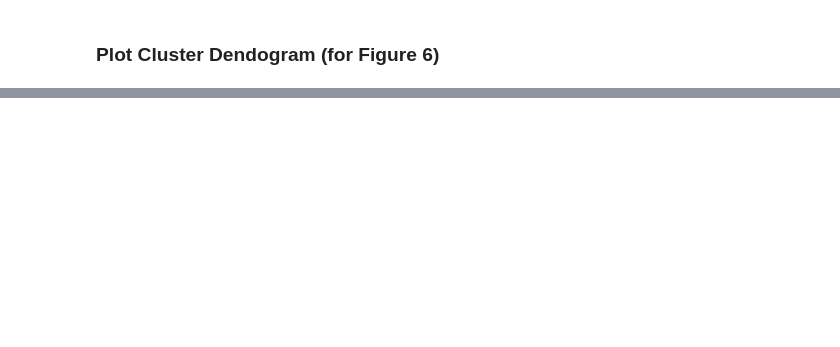
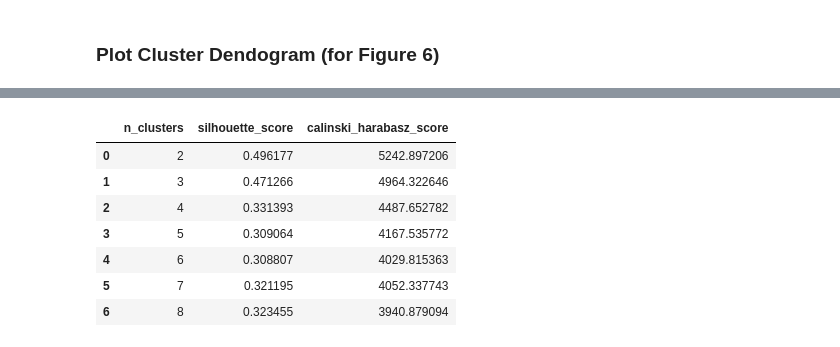
Before and after one commit to GIScience/global-urban-building-completeness-analysis, a Jupyter notebook: notebooks/Figure 5,6 - agglomerative clustering.ipynb, the cells around one changed output, grey strips where cells are left out. Cells and saved outputs as stored; diff of their text form; code cells hidden in the pictures; blank space fills up the shorter version.

```diff
--- a/notebooks/Figure 5,6 - agglomerative clustering.ipynb
+++ b/notebooks/Figure 5,6 - agglomerative clustering.ipynb
@@ -439,0 +458,41 @@ print(cluster2.labels_)
+# %%
+from sklearn import metrics
+
+n_clusters = 5
+columns = [
+    "osm_completeness",
+    "gini",
+    "moran"
+]
+
+stats_df_cluster_test = df.dropna()
+X = stats_df_cluster_test[columns].values
+
+scores_list = []
+
+for i in range(2, 9):
+    cluster = AgglomerativeClustering(n_clusters=i).fit(X)
+    s_score = metrics.silhouette_score(X, cluster.labels_, metric='euclidean')
+    ch_score = metrics.calinski_harabasz_score(X,  cluster.labels_)
+
+    scores_list.append([
+        i,
+        s_score,
+        ch_score,
+    ])
+
+columns = [
+    "n_clusters",
+    "silhouette_score",
+    "calinski_harabasz_score",
+]
+display(pd.DataFrame(scores_list, columns=columns))
+# %% [output]
+|  | n_clusters | silhouette_score | calinski_harabasz_score |
+| 0 | 2 | 0.496177 | 5242.897206 |
+| 1 | 3 | 0.471266 | 4964.322646 |
+| 2 | 4 | 0.331393 | 4487.652782 |
+| 3 | 5 | 0.309064 | 4167.535772 |
+| 4 | 6 | 0.308807 | 4029.815363 |
+| 5 | 7 | 0.321195 | 4052.337743 |
+| 6 | 8 | 0.323455 | 3940.879094 |
```
Also changed, not shown: parts of 11 cells of this notebook, 29 other files.
